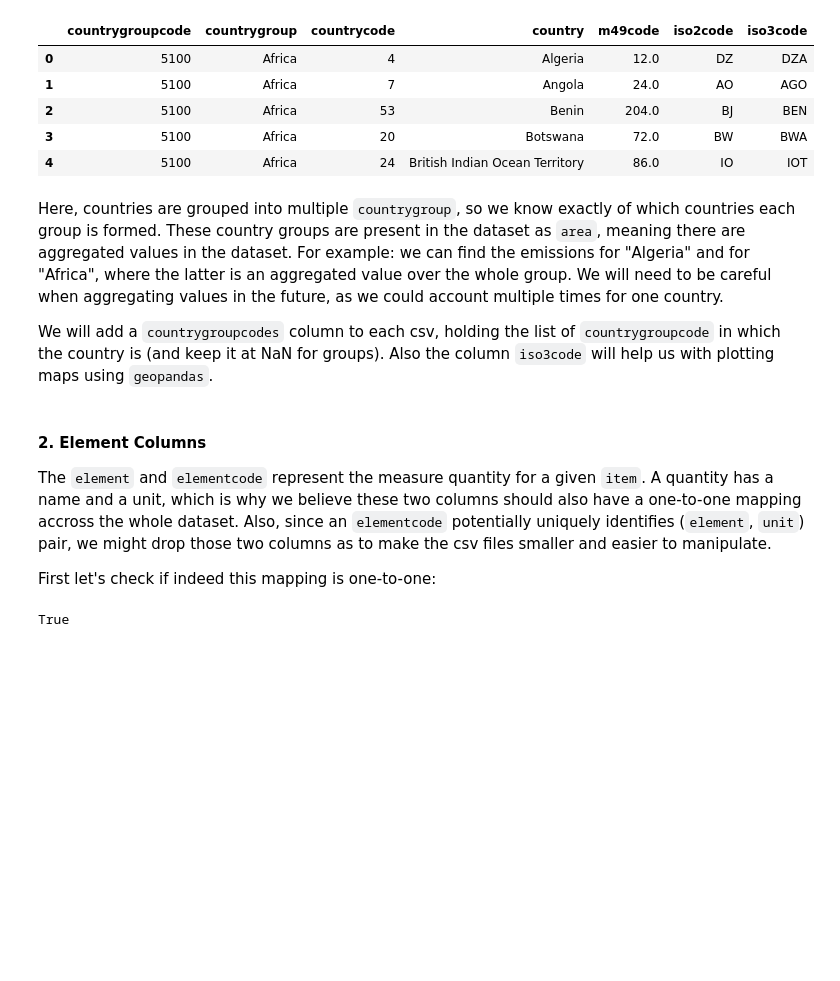
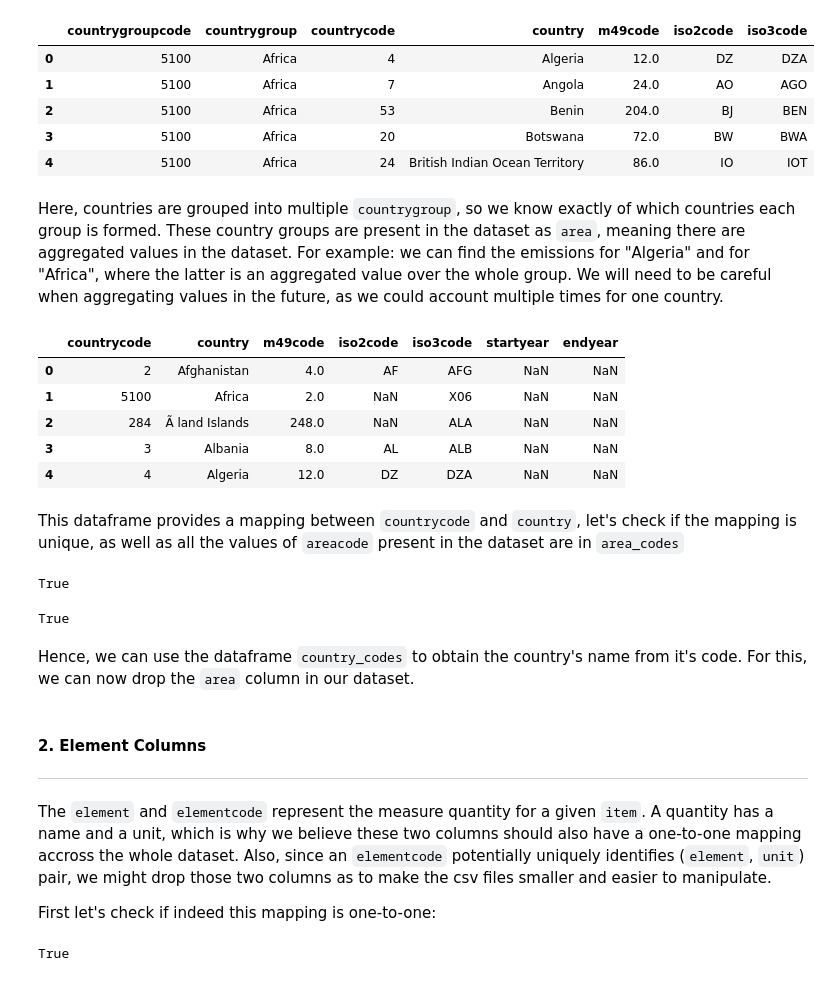
Before and after one commit to ChatPerche/ADA_Project, a Jupyter notebook: Milestone_2.ipynb, the cells around one changed output. Drawn from its saved outputs; the diff is of its cells as text; code cells hidden in the pictures; blank space fills up the shorter version.

```diff
--- a/Milestone_2.ipynb
+++ b/Milestone_2.ipynb
@@ -172,4 +202,5 @@ As we can see, some wierd `area` values such as "Polynesia + (Total)" represent
 # %%
+area_codes = load_dataframe('data/countries.csv')
 country_groups = load_dataframe('data/country_groups.csv')
 country_groups.head()
 # %% [output]
@@ -181,11 +212,30 @@ country_groups.head()
 | 4 | 5100 | Africa | 24 | British Indian Ocean Territory | 86.0 | IO | IOT |
 # %% [markdown]
 Here, countries are grouped into multiple `countrygroup`, so we know exactly of which countries each group is formed. These country groups are present in the dataset as `area`, meaning there are aggregated values in the dataset. For example: we can find the emissions for "Algeria" and for "Africa", where the latter is an aggregated value over the whole group. We will need to be careful when aggregating values in the future, as we could account multiple times for one country.
-
-We will add a `countrygroupcodes` column to each csv, holding the list of `countrygroupcode` in which the country is (and keep it at NaN for groups).
-Also the column `iso3code` will help us with plotting maps using `geopandas`.
+# %%
+area_codes.head()
+# %% [output]
+|  | countrycode | country | m49code | iso2code | iso3code | startyear | endyear |
+| 0 | 2 | Afghanistan | 4.0 | AF | AFG | NaN | NaN |
+| 1 | 5100 | Africa | 2.0 | NaN | X06 | NaN | NaN |
+| 2 | 284 | Ã land Islands | 248.0 | NaN | ALA | NaN | NaN |
+| 3 | 3 | Albania | 8.0 | AL | ALB | NaN | NaN |
+| 4 | 4 | Algeria | 12.0 | DZ | DZA | NaN | NaN |
+# %% [markdown]
+This dataframe provides a mapping between `countrycode` and `country`, let's check if the mapping is unique, as well as all the values of `areacode` present in the dataset are in `area_codes`
+# %%
+is_unique_mapping(area_codes[['country', 'countrycode']].drop_duplicates(), 'country', 'countrycode')
+# %% [output]
+True
+# %%
+all(x in area_codes.countrycode.unique() for x in area_values.areacode.unique())
+# %% [output]
+True
+# %% [markdown]
+Hence, we can use the dataframe `country_codes` to obtain the country's name from it's code. For this, we can now drop the `area` column in our dataset.
 # %% [markdown]
 #### 2. Element Columns
+---
 
 The `element` and `elementcode` represent the measure quantity for a given `item`. A quantity has a name and a unit, which is why we believe these two columns should also have a one-to-one mapping accross the whole dataset. Also, since an `elementcode` potentially uniquely identifies (`element`, `unit`) pair, we might drop those two columns as to make the csv files smaller and easier to manipulate.
 
```
Also changed, not shown: parts of 39 cells of this notebook, 2 other files.
